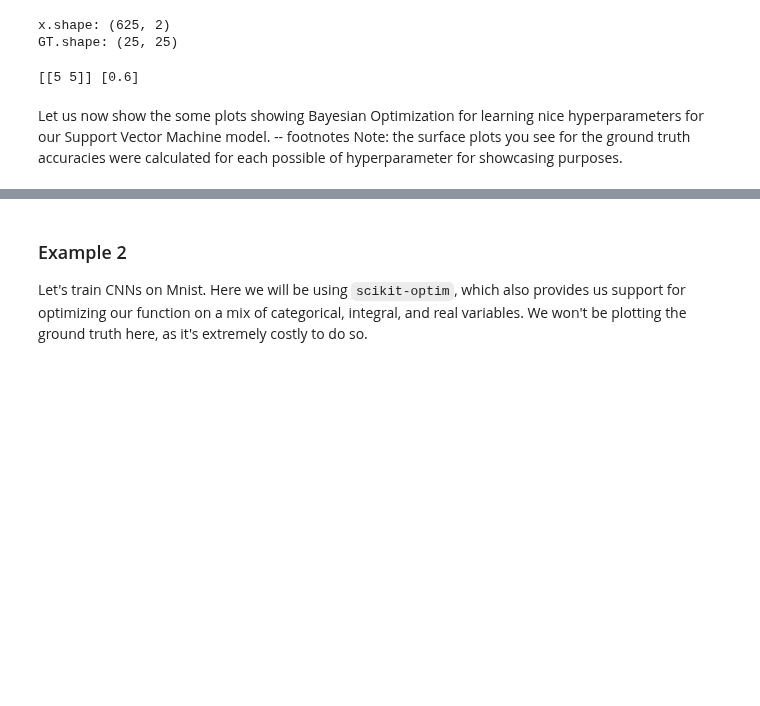
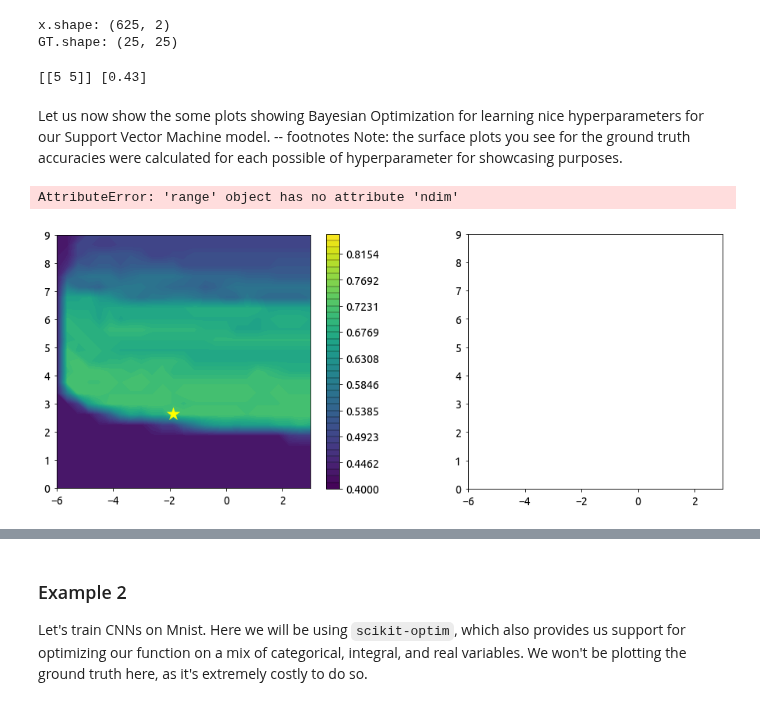
Before and after one commit to distillpub/post--bayesian-optimization, a Jupyter notebook: public/images/bandit-learning-gp-GPy-Copy1.ipynb, the cells around one changed output, grey strips where cells are left out. Saved outputs shown, nothing was run; the diff lists cells and outputs as text; code cells hidden in the pictures; blank space fills up the shorter version.

```diff
--- a/public/images/bandit-learning-gp-GPy-Copy1.ipynb
+++ b/public/images/bandit-learning-gp-GPy-Copy1.ipynb
@@ -1289,7 +1289,7 @@ def f(Listofpoints, seed=0):
     assert (Gammas.shape == Cs.shape)
     accs = []
     for gamma, C in zip(Gammas.flatten(), Cs.flatten()):
-        clf = SVC(gamma=gamma, C=C, random_state=seed)
+        clf = SVC(gamma=10**(gamma), C=C, random_state=seed)
         clf.fit(X_train, y_train)
         pred_y = clf.predict(X_test)
         mask = (pred_y == y_test)
@@ -1297,8 +1297,8 @@ def f(Listofpoints, seed=0):
         accs.append(acc)
     return np.array(accs).reshape(shpe)
 # %%
-x0 = np.linspace(0.01, 10, 25) # gammas
-x1 = np.linspace(0.01, 10, 25) # Cs
+x0 = np.linspace(-6, 3, 25) # gammas
+x1 = np.linspace(0.01, 9, 25) # Cs
 
 x = np.array(list(itertools.product(x0, x1)))
 print ('x.shape:', x.shape)
@@ -1321,7 +1321,7 @@ train_X = np.array([[5, 5]]) # gamma = 5, C = 10
 train_y = f(train_X)
 print(train_X, train_y)
 # %% [output]
-[[5 5]] [0.6]
+[[5 5]] [0.43]
 # %%
 def getPoints(a, b):
     '''Returns points in meshgrid'''
@@ -1354,9 +1354,9 @@ def plot_acquisition3d(
             a.set_aspect('equal')
 
         ax[0].set_ylim((0), max(x[:, 1])) # C
-        ax[0].set_xlim((0), max(x[:, 0])) # gamma
+        ax[0].set_xlim(min(x[:, 0]), max(x[:, 0])) # gamma
         ax[1].set_ylim((0), max(x[:, 1]))
-        ax[1].set_xlim((0), max(x[:, 0]))
+        ax[1].set_xlim(min(x[:, 0]), max(x[:, 0]))
 
         # fitting
         gp = gp_creator(train_X, train_y, val = mean_fn)
@@ -1373,20 +1373,20 @@ def plot_acquisition3d(
         plt.colorbar(m, drawedges=drawedges, boundaries=boun0, ax=ax[0])
         # plot current training set
         ax[0].scatter(train_X[:, 0], train_X[:, 1], color='white', s=30,
-                      zorder=10, label='Train points')
+                      zorder=10, label='Training points')
         # plot the global maxima
         ax[0].scatter(*max_x, marker="*", color='yellow', s=300, zorder=20, label="Gobal Maxima")
 
         # plot Acquisition
         acq_obj = acq_class()
         acquisition = acq_obj(gp, xx, t=i+1, **acq_params, mu=max(train_y))
-        if i == 0:
-            if set_z1lim:
-                z1lim = (min(acquisition), max(acquisition))
-                boun2 = np.linspace(*z1lim, levels)
-            else:
-                z1lim = (None, None)
-                boun2 = None
+#         if i == 0:
+#         if set_z1lim:
+        z1lim = (min(acquisition), max(acquisition))
+        boun2 = np.linspace(*z1lim, levels)
+#             else:
+#                 z1lim = (None, None)
+#                 boun2 = None
         h2 = ax[1].contourf(X0, X1,
                             acquisition.reshape(X0.shape),
                             cmap='viridis',
@@ -1413,7 +1413,7 @@ def plot_acquisition3d(
             ax[1].set_title(r'$\alpha_{Random}$' + f"\nIteration: {i}")
         else:
             raise ValueError
-        ax[1].set_xlabel(r"$\gamma$")
+        ax[1].set_xlabel(r"$\log_{10}\gamma$")
         ax[1].set_ylabel(r"$C$")
 
         # Choose the next point with highest acq
@@ -1438,7 +1438,7 @@ def plot_acquisition3d(
         ax[0].axhline(n_x[1], color='black', lw=1, zorder=1)
         ax[1].axvline(n_x[0], color='black', lw=1, zorder=1)
         ax[1].axhline(n_x[1], color='black', lw=1, zorder=1)
-        ax[0].set_xlabel(r"$\gamma$")
+        ax[0].set_xlabel(r"$\log_{10}\gamma$")
         ax[0].set_ylabel(r"$C$")
         ax[0].set_title("Accuracy")
 
@@ -1464,15 +1464,18 @@ Let us now show the some plots showing Bayesian Optimization for learning nice h
 # %%
 eps = 0.05
 acq_params = {'eps':eps}
 dirName, mtn_pi, _ = plot_acquisition3d(train_X, train_y,
-                                        PI, mean_fn = 0.55,
+                                        PI, mean_fn = 0.65,
                                         acq_params=acq_params,
                                         z0lim=uplow,
                                         it=10, levels=40,
                                         set_z1lim=False)
 
 # gify!
-!convert -delay {delay} -loop 0 {dirName}/*.png {gifDir}/pi3d-0.05-mat.gif
+!convert -delay {delay} -loop 0 {dirName}/*.png {gifDir}/pi3d-{eps}-mat.gif
+# %% [output]
+AttributeError: 'range' object has no attribute 'ndim'
+[figure, added]
 # %% [markdown]
 ![](MAB_gifs/pi3d-0.05-mat.gif)
 
```
Also changed, not shown: parts of 4 cells of this notebook, 16 other files.
